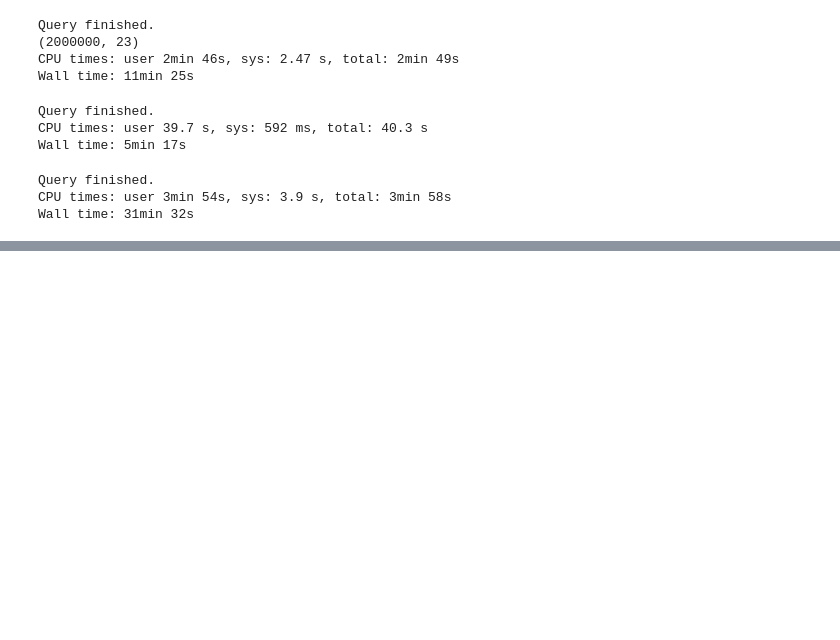
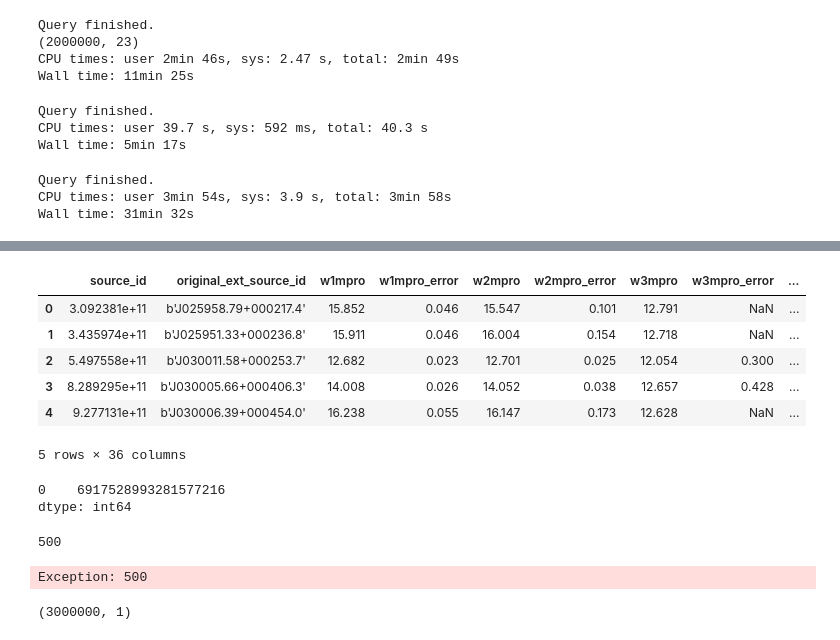
Before and after one commit to richardagalvez/gaiaml, a Jupyter notebook: richard/Pull_data.ipynb, the cells around one changed output, grey strips where cells are left out. Cells and saved outputs as stored; diff of their text form; code cells hidden in the pictures; blank space fills up the shorter version.

```diff
--- a/richard/Pull_data.ipynb
+++ b/richard/Pull_data.ipynb
@@ -271,0 +465,42 @@ del data
+# %%
+data.head()
+# %% [output]
+|  | source_id | original_ext_source_id | w1mpro | w1mpro_error | w2mpro | w2mpro_error | w3mpro | w3mpro_error | ... |
+| 0 | 3.092381e+11 | b'J025958.79+000217.4' | 15.852 | 0.046 | 15.547 | 0.101 | 12.791 | NaN | ... |
+| 1 | 3.435974e+11 | b'J025951.33+000236.8' | 15.911 | 0.046 | 16.004 | 0.154 | 12.718 | NaN | ... |
+| 2 | 5.497558e+11 | b'J030011.58+000253.7' | 12.682 | 0.023 | 12.701 | 0.025 | 12.054 | 0.300 | ... |
+| 3 | 8.289295e+11 | b'J030005.66+000406.3' | 14.008 | 0.026 | 14.052 | 0.038 | 12.657 | 0.428 | ... |
+| 4 | 9.277131e+11 | b'J030006.39+000454.0' | 16.238 | 0.055 | 16.147 | 0.173 | 12.628 | NaN | ... |
+5 rows × 36 columns
+# %%
+data = data.astype('long')
+
+smallest = data.minimum
+largest  = data.maximum
+
+difference = largest - smallest
+difference
+# %% [output]
+0    6917528993281577216
+dtype: int64
+# %%
+%%time
+qry = """
+SELECT
+source_id,
+original_ext_source_id
+
+FROM gaiadr2.allwise_best_neighbour
+
+where ra is between {} and {}
+""".format()
+data = Gaia.launch_job_async(qry).get_results().to_pandas()
+data.to_csv('/bigdata1/gaia/dr2_allwise_crossmatch.csv')
+print(data.shape)
+# %% [output]
+500
+Exception: 500
+# %%
+data.shape
+# %% [output]
+(3000000, 1)
```
Also changed, not shown: parts of 19 cells of this notebook, 1 other file.
